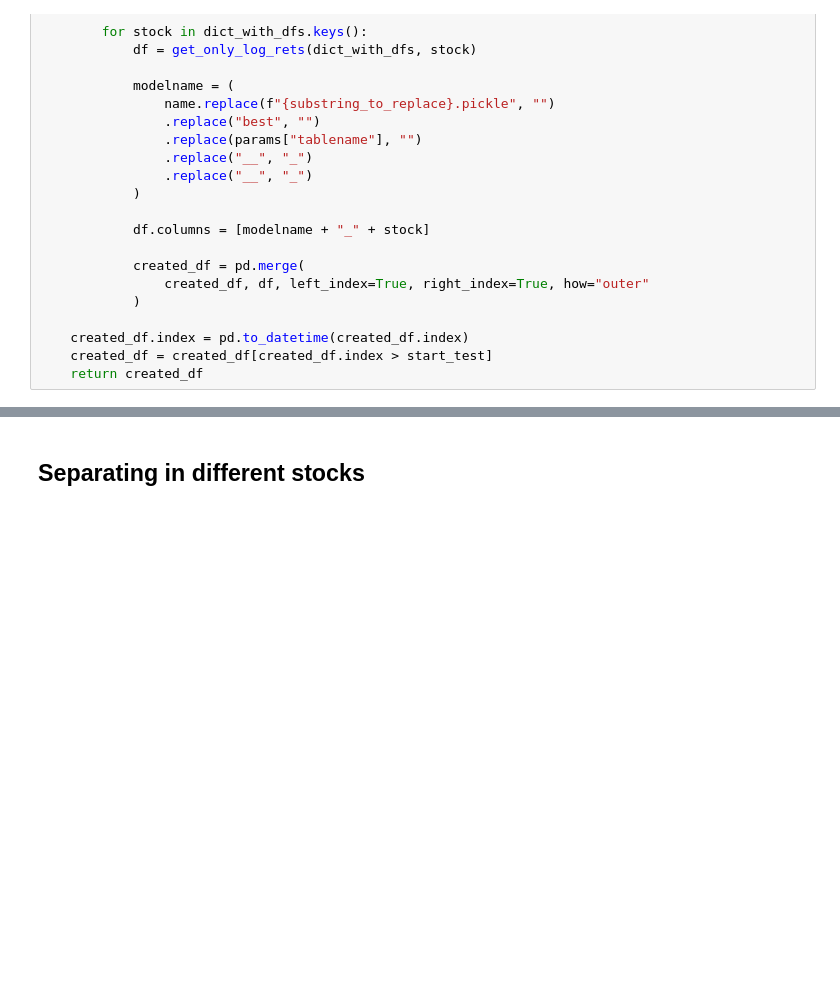
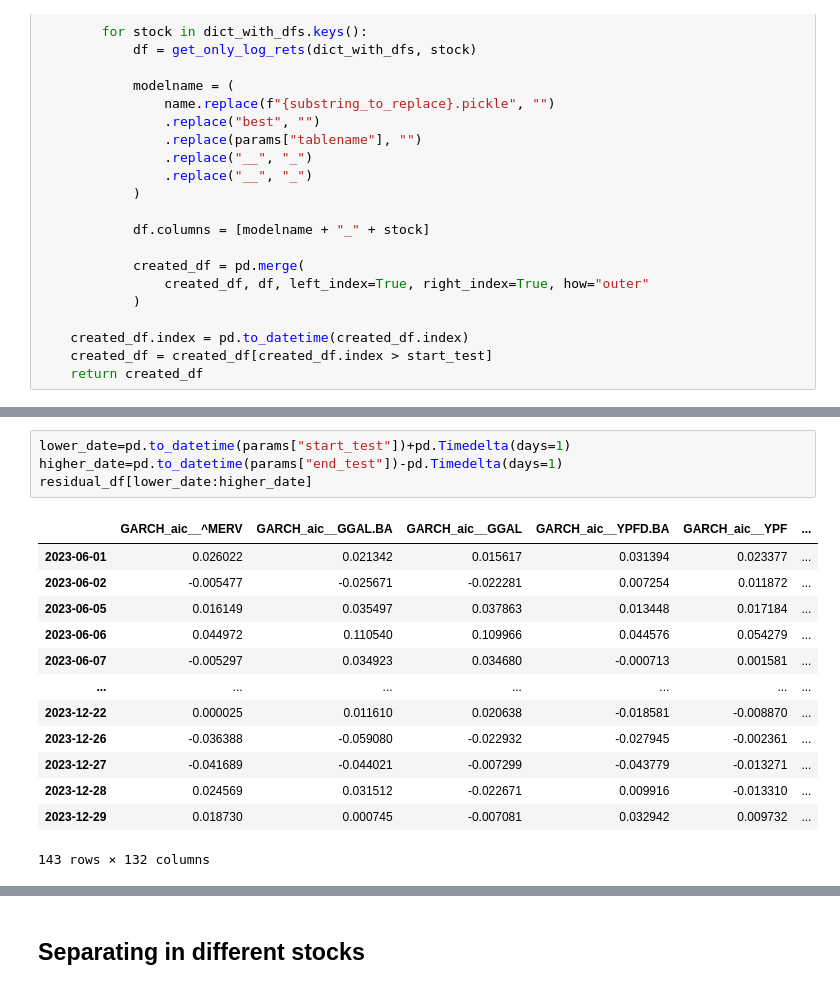
Before and after one commit to alfsn/regime-switching-hmm, a Jupyter notebook: notebooks/03_Comparison.ipynb, the cells around one changed output, grey strips where cells are left out. Drawn from its saved outputs; the diff is of its cells as text; blank space fills up the shorter version.

```diff
--- a/notebooks/03_Comparison.ipynb
+++ b/notebooks/03_Comparison.ipynb
@@ -125,3 +125,21 @@ VAR_with_vol_AR_^MERV_bic_best_residuals.pickle
+# %%
+lower_date=pd.to_datetime(params["start_test"])+pd.Timedelta(days=1)
+higher_date=pd.to_datetime(params["end_test"])-pd.Timedelta(days=1)
+residual_df[lower_date:higher_date]
+# %% [output]
+|  | GARCH_aic__^MERV | GARCH_aic__GGAL.BA | GARCH_aic__GGAL | GARCH_aic__YPFD.BA | GARCH_aic__YPF | ... |
+| 2023-06-01 | 0.026022 | 0.021342 | 0.015617 | 0.031394 | 0.023377 | ... |
+| 2023-06-02 | -0.005477 | -0.025671 | -0.022281 | 0.007254 | 0.011872 | ... |
+| 2023-06-05 | 0.016149 | 0.035497 | 0.037863 | 0.013448 | 0.017184 | ... |
+| 2023-06-06 | 0.044972 | 0.110540 | 0.109966 | 0.044576 | 0.054279 | ... |
+| 2023-06-07 | -0.005297 | 0.034923 | 0.034680 | -0.000713 | 0.001581 | ... |
+| ... | ... | ... | ... | ... | ... | ... |
+| 2023-12-22 | 0.000025 | 0.011610 | 0.020638 | -0.018581 | -0.008870 | ... |
+| 2023-12-26 | -0.036388 | -0.059080 | -0.022932 | -0.027945 | -0.002361 | ... |
+| 2023-12-27 | -0.041689 | -0.044021 | -0.007299 | -0.043779 | -0.013271 | ... |
+| 2023-12-28 | 0.024569 | 0.031512 | -0.022671 | 0.009916 | -0.013310 | ... |
+| 2023-12-29 | 0.018730 | 0.000745 | -0.007081 | 0.032942 | 0.009732 | ... |
+143 rows × 132 columns
 # %%
 # estadisticos de nans
 ((residual_df.isna().sum(axis=0) / len(residual_df.index)) * 100).nlargest(10)
```
Also changed, not shown: parts of 8 cells of this notebook, 4 other files.
